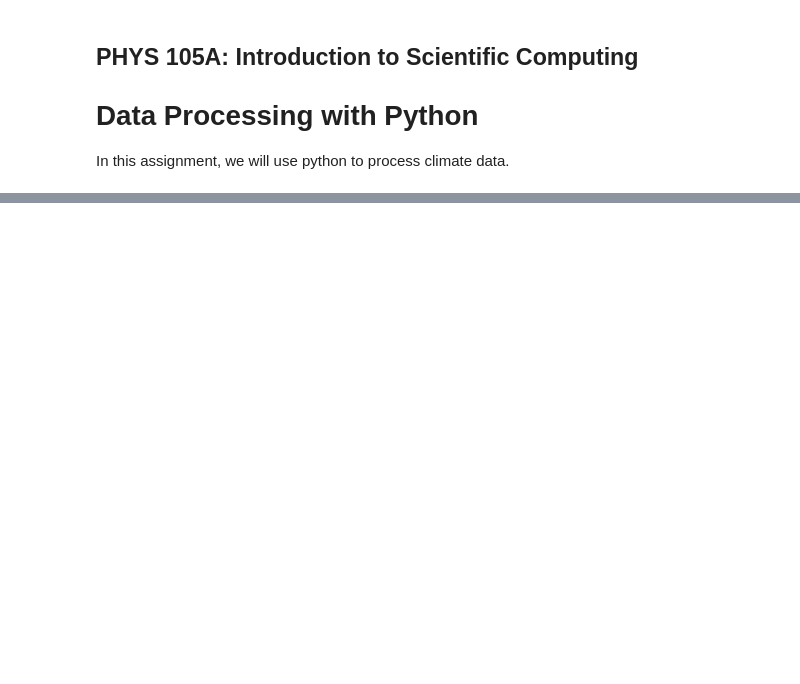
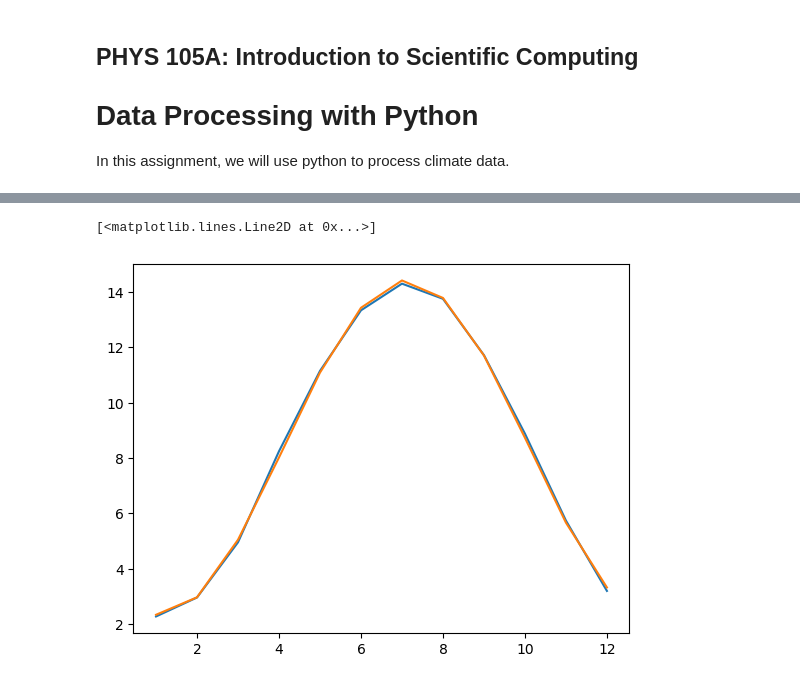
Before and after one commit to ramadithya1771/phys105-code, a Jupyter notebook: 05/assignment.ipynb, the cells around one changed output, grey strips where cells are left out. Drawn from its saved outputs; the diff is of its cells as text; code cells hidden in the pictures; blank space fills up the shorter version.

```diff
--- a/05/assignment.ipynb
+++ b/05/assignment.ipynb
@@ -78,5 +81,8 @@ print(popt)
 # %%
 # Step 7. Overfit the model to the data.
 
-plt.plot(ym.index, ym.________)
+plt.plot(ym.index, ym.LandAverageTemperature)
 plt.plot(ym.index, func(ym.index, *popt))
+# %% [output]
+[<matplotlib.lines.Line2D at 0x...>]
+[figure, added]
```
Also changed, not shown: parts of 6 cells of this notebook, 1 other file.
